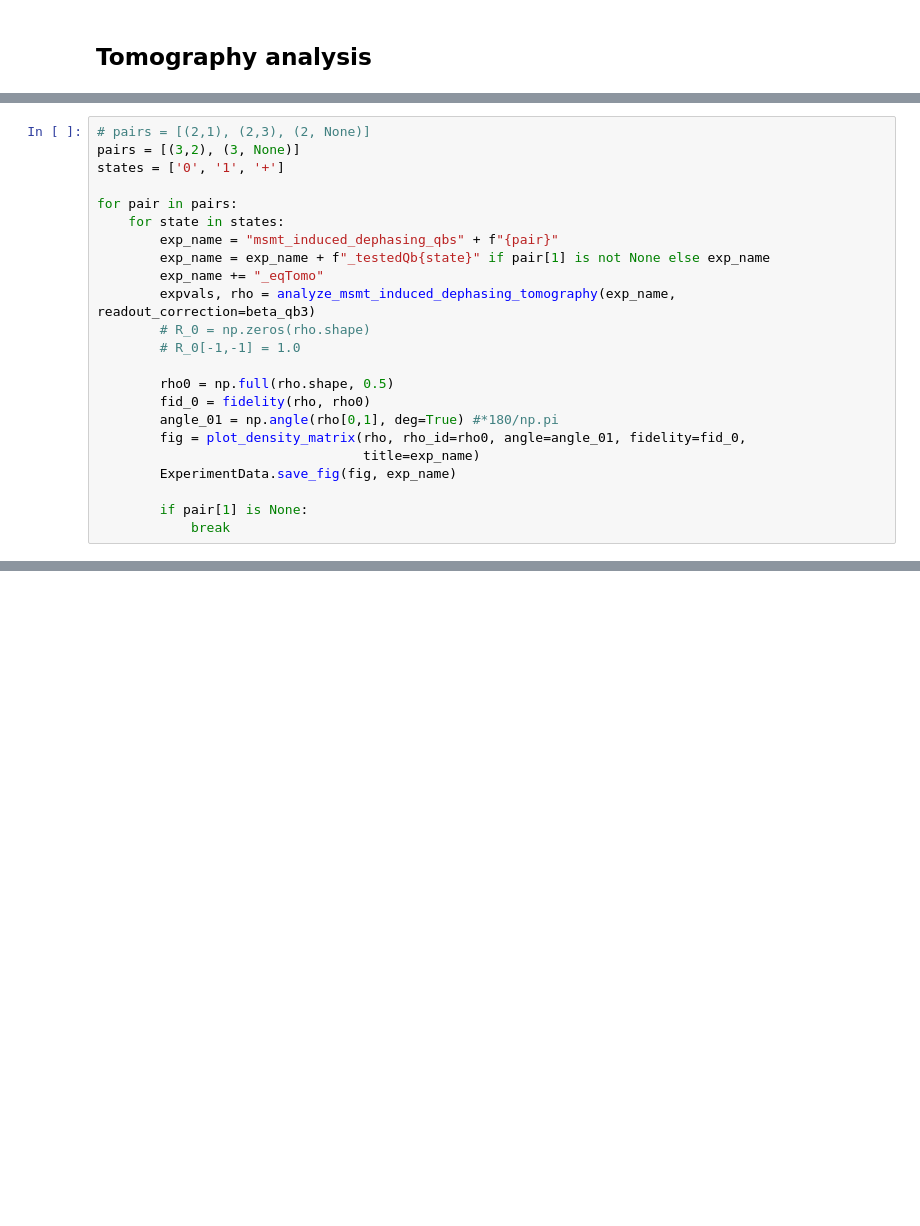
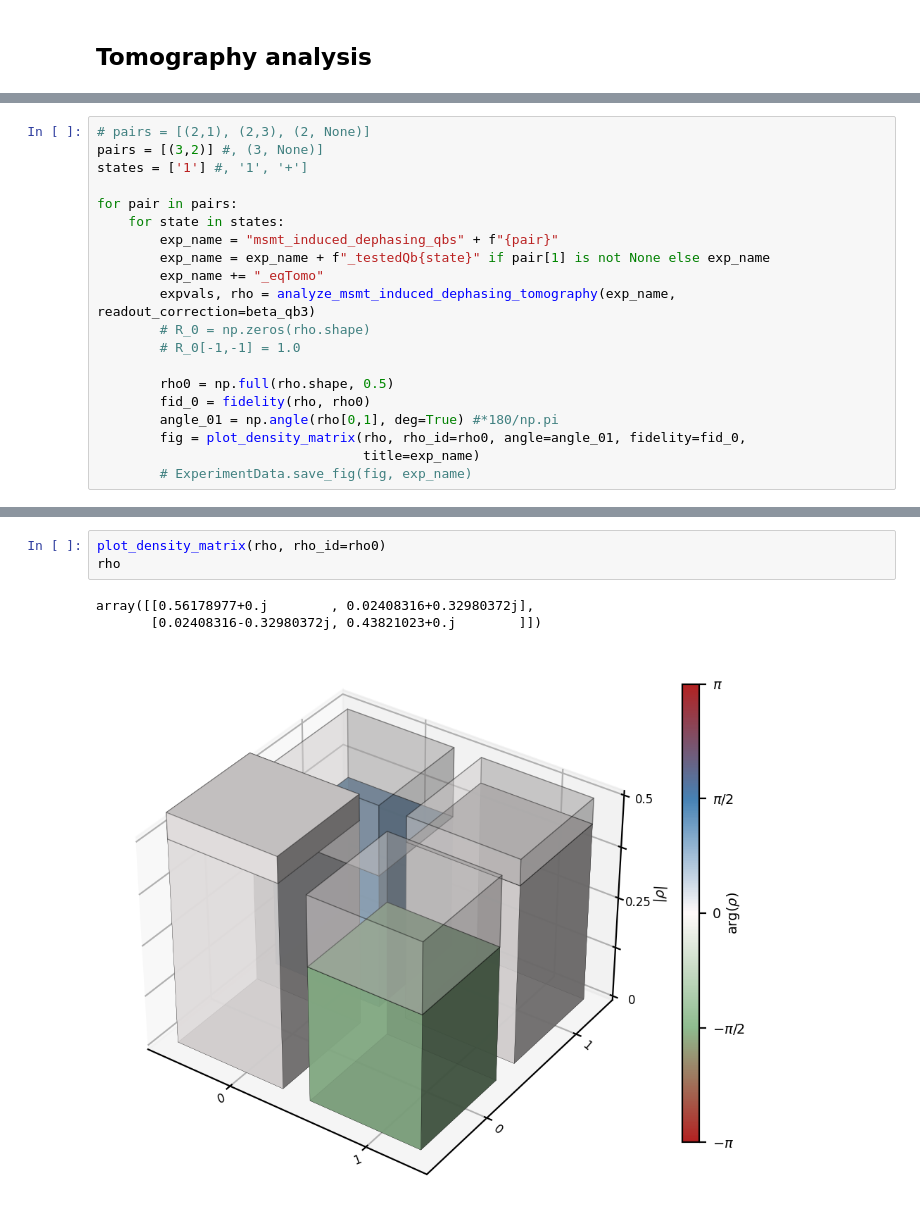
Before and after one commit to codecrap/inspire-experiments, a Jupyter notebook: notebooks/msmt_induced_dephasing_analysis.ipynb, the cells around one changed output, grey strips where cells are left out. Cells and saved outputs as stored; diff of their text form; blank space fills up the shorter version.

```diff
--- a/notebooks/msmt_induced_dephasing_analysis.ipynb
+++ b/notebooks/msmt_induced_dephasing_analysis.ipynb
@@ -167,7 +274,7 @@ array([[0.5, 0.5],
 # %%
 # pairs = [(2,1), (2,3), (2, None)]
-pairs = [(3,2), (3, None)]
-states = ['0', '1', '+']
+pairs = [(3,2)] #, (3, None)]
+states = ['1'] #, '1', '+']
 
 for pair in pairs:
     for state in states:
@@ -183,8 +290,5 @@ for pair in pairs:
         angle_01 = np.angle(rho[0,1], deg=True) #*180/np.pi
         fig = plot_density_matrix(rho, rho_id=rho0, angle=angle_01, fidelity=fid_0,
                                   title=exp_name)
-        ExperimentData.save_fig(fig, exp_name)
-
-        if pair[1] is None:
-            break
+        # ExperimentData.save_fig(fig, exp_name)
 # %% [output]
@@ -310,0 +386,7 @@ fig.savefig(DATA_DIR + exp_name + "_PLOT2.png", format='png', dpi=200)
+# %%
+plot_density_matrix(rho, rho_id=rho0)
+rho
+# %% [output]
+array([[0.56178977+0.j        , 0.02408316+0.32980372j],
+       [0.02408316-0.32980372j, 0.43821023+0.j        ]])
+[figure, added]
```
Also changed, not shown: parts of 32 cells of this notebook, 1 other file.
